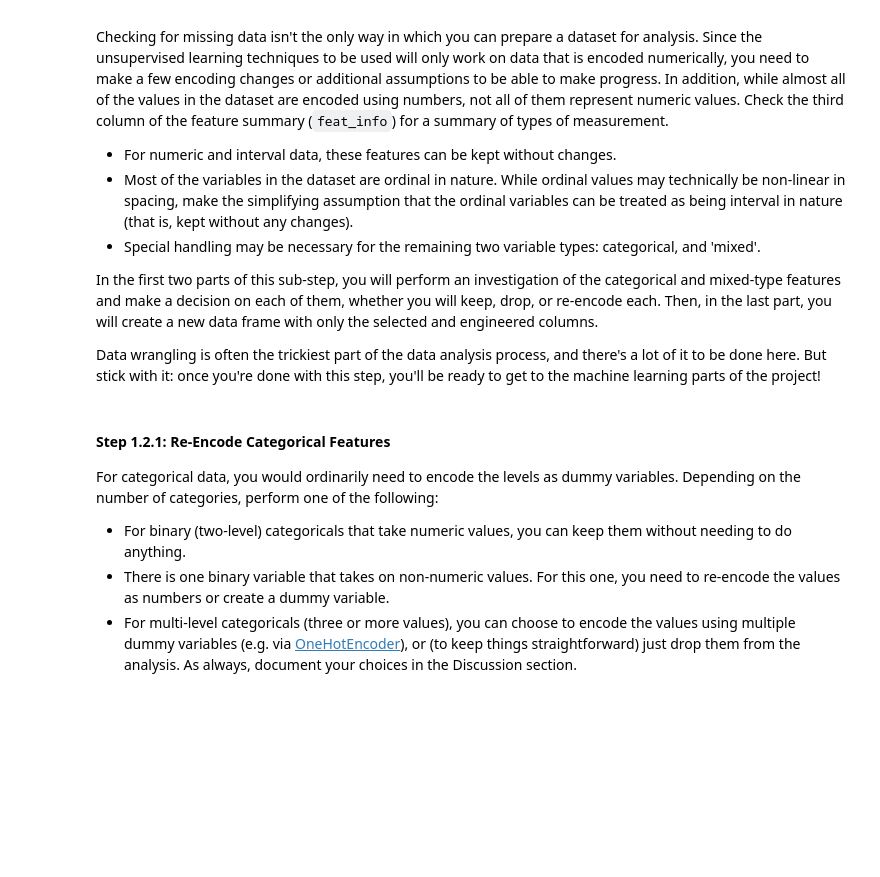
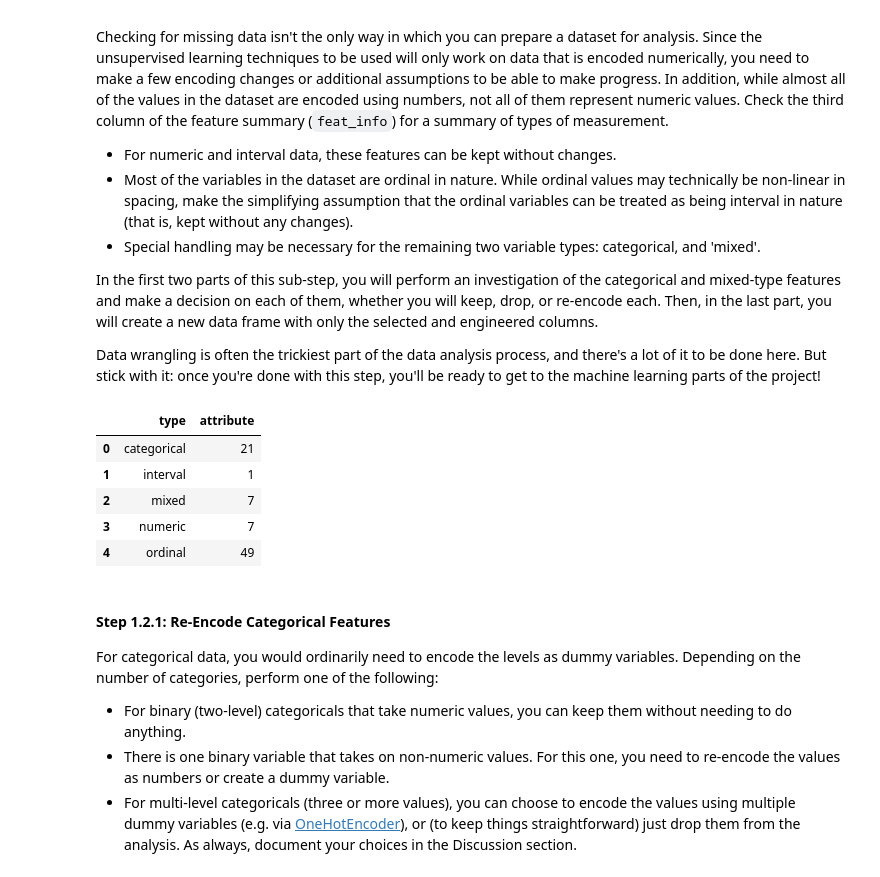
Before and after one commit to sstorm183/Unsupervised-Learning-Project, a Jupyter notebook: Identify_Customer_Segments.ipynb, the cells around one changed output. Cells and saved outputs as stored; diff of their text form; code cells hidden in the pictures; blank space fills up the shorter version.

```diff
--- a/Identify_Customer_Segments.ipynb
+++ b/Identify_Customer_Segments.ipynb
@@ -294,6 +294,15 @@ In the first two parts of this sub-step, you will perform an investigation of th
 Data wrangling is often the trickiest part of the data analysis process, and there's a lot of it to be done here. But stick with it: once you're done with this step, you'll be ready to get to the machine learning parts of the project!
 # %%
 # How many features are there of each data type?
+featTypeCount = feat_info.groupby(['type'], as_index=False)[['attribute']].count()
+featTypeCount
+# %% [output]
+|  | type | attribute |
+| 0 | categorical | 21 |
+| 1 | interval | 1 |
+| 2 | mixed | 7 |
+| 3 | numeric | 7 |
+| 4 | ordinal | 49 |
 # %% [markdown]
 #### Step 1.2.1: Re-Encode Categorical Features
 
```
Also changed, not shown: parts of 7 cells of this notebook.
